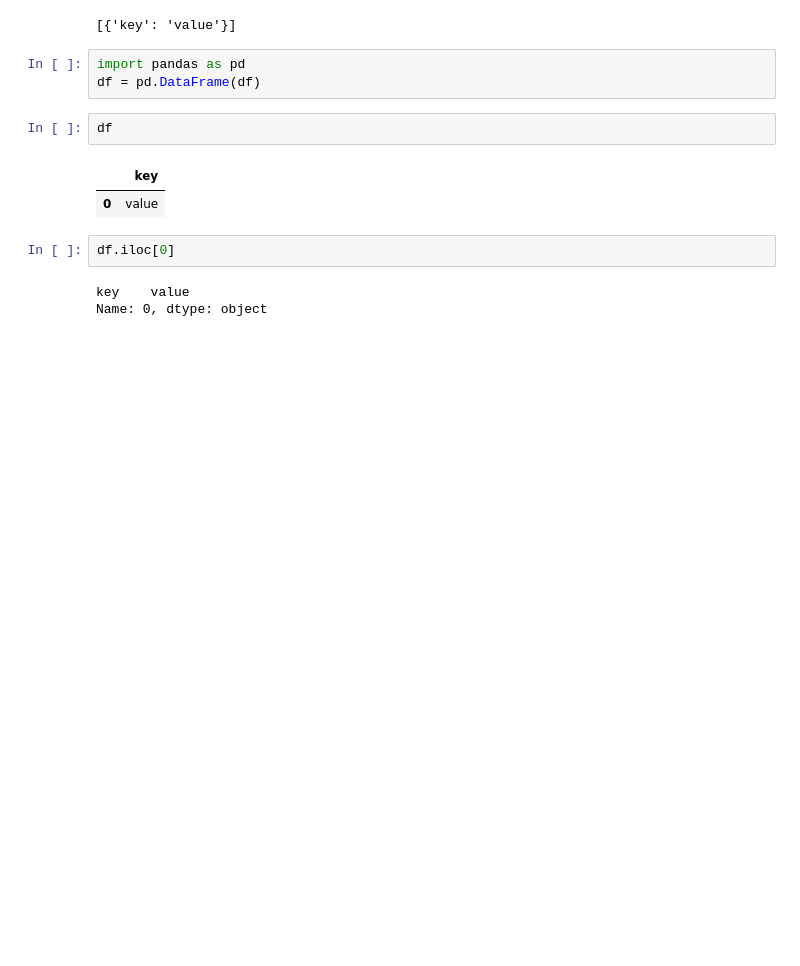
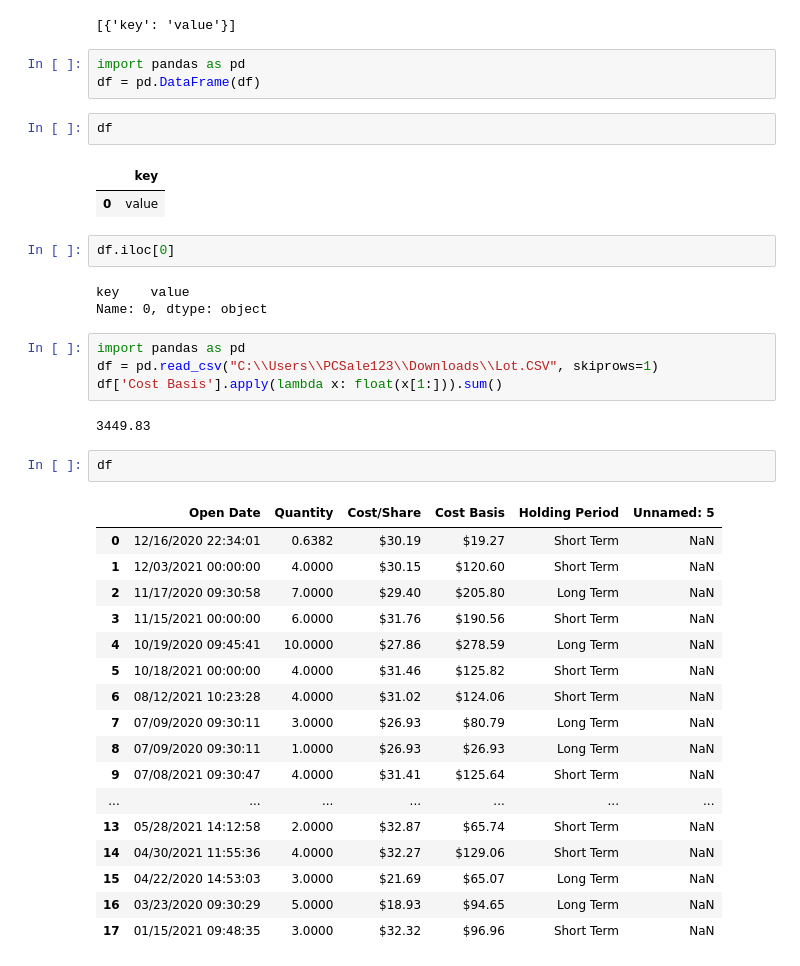
Before and after one commit to noahtech90/BEA---API, a Jupyter notebook: explore.ipynb, the cells around one changed output. Cells and saved outputs as stored; diff of their text form; blank space fills up the shorter version.

```diff
--- a/explore.ipynb
+++ b/explore.ipynb
@@ -81,3 +108,29 @@ df.iloc[0]
 # %% [output]
 key    value
 Name: 0, dtype: object
+# %%
+import pandas as pd
+df = pd.read_csv("C:\\Users\\PCSale123\\Downloads\\Lot.CSV", skiprows=1)
+df['Cost Basis'].apply(lambda x: float(x[1:])).sum()
+# %% [output]
+3449.83
+# %%
+df
+# %% [output]
+|  | Open Date | Quantity | Cost/Share | Cost Basis | Holding Period | Unnamed: 5 |
+| 0 | 12/16/2020 22:34:01 | 0.6382 | $30.19 | $19.27 | Short Term | NaN |
+| 1 | 12/03/2021 00:00:00 | 4.0000 | $30.15 | $120.60 | Short Term | NaN |
+| 2 | 11/17/2020 09:30:58 | 7.0000 | $29.40 | $205.80 | Long Term | NaN |
+| 3 | 11/15/2021 00:00:00 | 6.0000 | $31.76 | $190.56 | Short Term | NaN |
+| 4 | 10/19/2020 09:45:41 | 10.0000 | $27.86 | $278.59 | Long Term | NaN |
+| 5 | 10/18/2021 00:00:00 | 4.0000 | $31.46 | $125.82 | Short Term | NaN |
+| 6 | 08/12/2021 10:23:28 | 4.0000 | $31.02 | $124.06 | Short Term | NaN |
+| 7 | 07/09/2020 09:30:11 | 3.0000 | $26.93 | $80.79 | Long Term | NaN |
+| 8 | 07/09/2020 09:30:11 | 1.0000 | $26.93 | $26.93 | Long Term | NaN |
+| 9 | 07/08/2021 09:30:47 | 4.0000 | $31.41 | $125.64 | Short Term | NaN |
+| ... | ... | ... | ... | ... | ... | ... |
+| 13 | 05/28/2021 14:12:58 | 2.0000 | $32.87 | $65.74 | Short Term | NaN |
+| 14 | 04/30/2021 11:55:36 | 4.0000 | $32.27 | $129.06 | Short Term | NaN |
+| 15 | 04/22/2020 14:53:03 | 3.0000 | $21.69 | $65.07 | Long Term | NaN |
+| 16 | 03/23/2020 09:30:29 | 5.0000 | $18.93 | $94.65 | Long Term | NaN |
+| 17 | 01/15/2021 09:48:35 | 3.0000 | $32.32 | $96.96 | Short Term | NaN |
```
Also changed, not shown: parts of 5 cells of this notebook, 1 other file.
